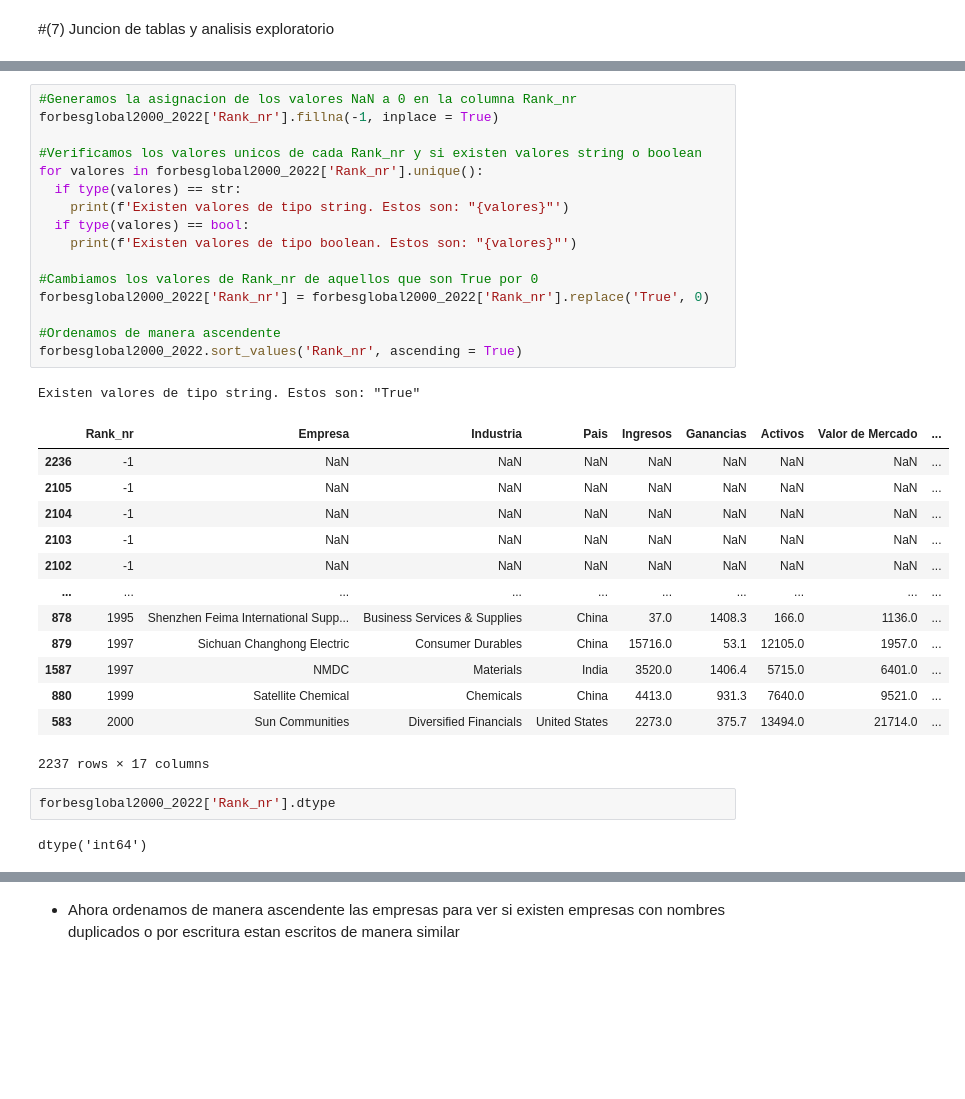
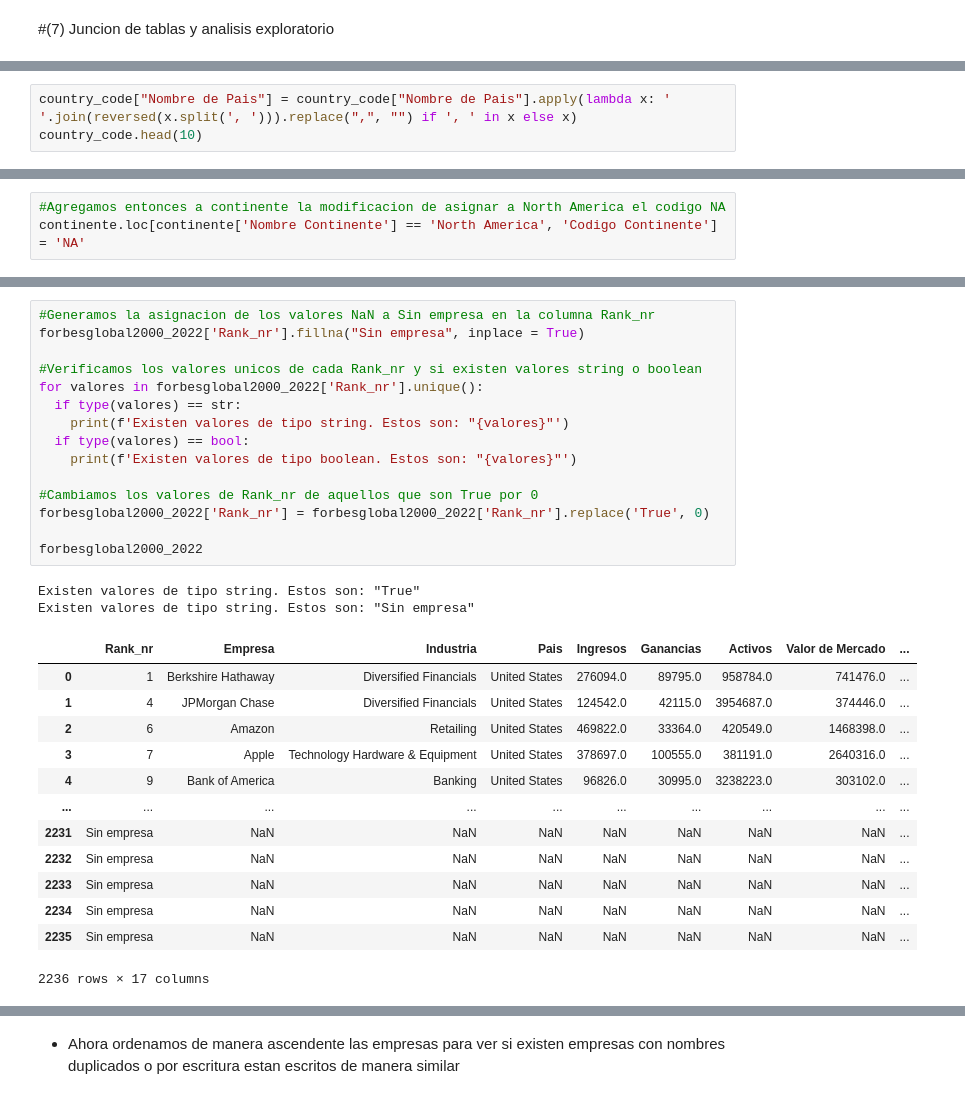
Before and after one commit to Bigote93/DataInsider, a Jupyter notebook: DesafioDataInsider_Nalli.ipynb, the cells around one changed output, grey strips where cells are left out. Saved outputs shown, nothing was run; the diff lists cells and outputs as text; blank space fills up the shorter version.

Commit message:
Forbes completado

```diff
--- a/DesafioDataInsider_Nalli.ipynb
+++ b/DesafioDataInsider_Nalli.ipynb
@@ -445,0 +504,3 @@ continente
+# %%
+country_code["Nombre de Pais"] = country_code["Nombre de Pais"].apply(lambda x: ' '.join(reversed(x.split(', '))).replace(",", "") if ', ' in x else x)
+country_code.head(10)
@@ -445,0 +539,3 @@ continente
+# %%
+#Agregamos entonces a continente la modificacion de asignar a North America el codigo NA
+continente.loc[continente['Nombre Continente'] == 'North America', 'Codigo Continente'] = 'NA'
@@ -485,35 +622,31 @@ forbesglobal2000_2022
 # %%
-#Generamos la asignacion de los valores NaN a 0 en la columna Rank_nr
-forbesglobal2000_2022['Rank_nr'].fillna(-1, inplace = True)
+#Generamos la asignacion de los valores NaN a Sin empresa en la columna Rank_nr
+forbesglobal2000_2022['Rank_nr'].fillna("Sin empresa", inplace = True)
 
 #Verificamos los valores unicos de cada Rank_nr y si existen valores string o boolean
 for valores in forbesglobal2000_2022['Rank_nr'].unique():
   if type(valores) == str:
     print(f'Existen valores de tipo string. Estos son: "{valores}"')
   if type(valores) == bool:
     print(f'Existen valores de tipo boolean. Estos son: "{valores}"')
 
 #Cambiamos los valores de Rank_nr de aquellos que son True por 0
 forbesglobal2000_2022['Rank_nr'] = forbesglobal2000_2022['Rank_nr'].replace('True', 0)
 
-#Ordenamos de manera ascendente
-forbesglobal2000_2022.sort_values('Rank_nr', ascending = True)
+forbesglobal2000_2022
 # %% [output]
 Existen valores de tipo string. Estos son: "True"
+Existen valores de tipo string. Estos son: "Sin empresa"
 |  | Rank_nr | Empresa | Industria | Pais | Ingresos | Ganancias | Activos | Valor de Mercado | ... |
-| 2236 | -1 | NaN | NaN | NaN | NaN | NaN | NaN | NaN | ... |
-| 2105 | -1 | NaN | NaN | NaN | NaN | NaN | NaN | NaN | ... |
-| 2104 | -1 | NaN | NaN | NaN | NaN | NaN | NaN | NaN | ... |
-| 2103 | -1 | NaN | NaN | NaN | NaN | NaN | NaN | NaN | ... |
-| 2102 | -1 | NaN | NaN | NaN | NaN | NaN | NaN | NaN | ... |
+| 0 | 1 | Berkshire Hathaway | Diversified Financials | United States | 276094.0 | 89795.0 | 958784.0 | 741476.0 | ... |
+| 1 | 4 | JPMorgan Chase | Diversified Financials | United States | 124542.0 | 42115.0 | 3954687.0 | 374446.0 | ... |
+| 2 | 6 | Amazon | Retailing | United States | 469822.0 | 33364.0 | 420549.0 | 1468398.0 | ... |
+| 3 | 7 | Apple | Technology Hardware & Equipment | United States | 378697.0 | 100555.0 | 381191.0 | 2640316.0 | ... |
+| 4 | 9 | Bank of America | Banking | United States | 96826.0 | 30995.0 | 3238223.0 | 303102.0 | ... |
 | ... | ... | ... | ... | ... | ... | ... | ... | ... | ... |
-| 878 | 1995 | Shenzhen Feima International Supp... | Business Services & Supplies | China | 37.0 | 1408.3 | 166.0 | 1136.0 | ... |
-| 879 | 1997 | Sichuan Changhong Electric | Consumer Durables | China | 15716.0 | 53.1 | 12105.0 | 1957.0 | ... |
-| 1587 | 1997 | NMDC | Materials | India | 3520.0 | 1406.4 | 5715.0 | 6401.0 | ... |
-| 880 | 1999 | Satellite Chemical | Chemicals | China | 4413.0 | 931.3 | 7640.0 | 9521.0 | ... |
-| 583 | 2000 | Sun Communities | Diversified Financials | United States | 2273.0 | 375.7 | 13494.0 | 21714.0 | ... |
+| 2231 | Sin empresa | NaN | NaN | NaN | NaN | NaN | NaN | NaN | ... |
+| 2232 | Sin empresa | NaN | NaN | NaN | NaN | NaN | NaN | NaN | ... |
+| 2233 | Sin empresa | NaN | NaN | NaN | NaN | NaN | NaN | NaN | ... |
+| 2234 | Sin empresa | NaN | NaN | NaN | NaN | NaN | NaN | NaN | ... |
+| 2235 | Sin empresa | NaN | NaN | NaN | NaN | NaN | NaN | NaN | ... |
-2237 rows × 17 columns
+2236 rows × 17 columns
-# %%
-forbesglobal2000_2022['Rank_nr'].dtype
-# %% [output]
-dtype('int64')
```
Also changed, not shown: parts of 35 cells of this notebook.
